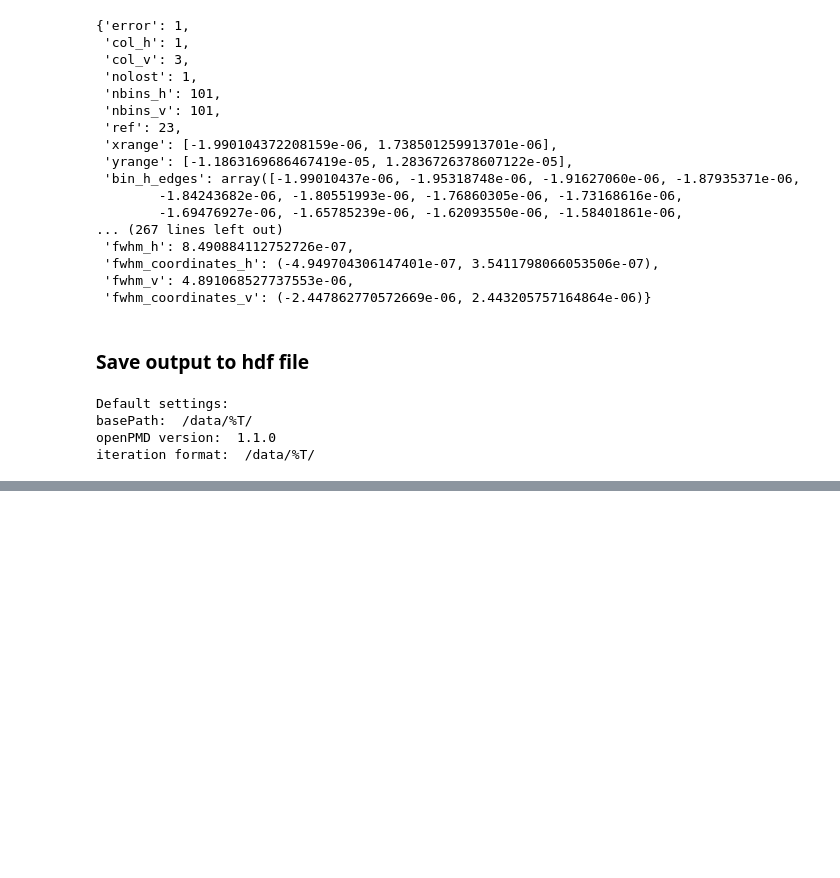
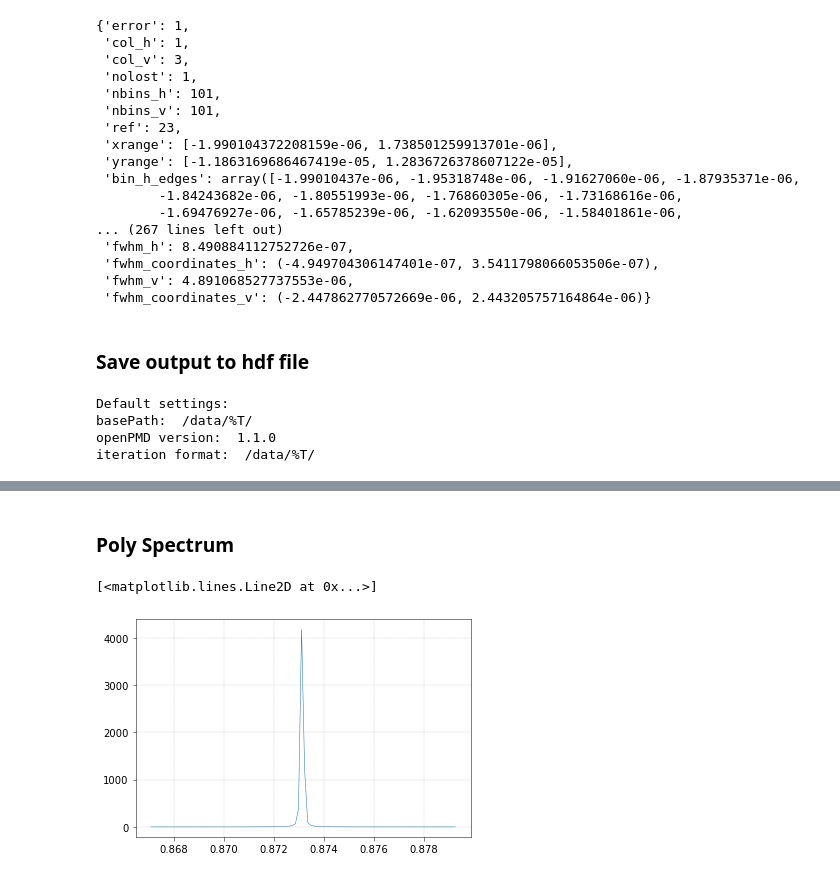
Before and after one commit to PaNOSC-ViNYL/workshop2020, a Jupyter notebook: demo/team3/ShadowToSimEx_notebook.ipynb, the cells around one changed output, grey strips where cells are left out. Cells and saved outputs as stored; diff of their text form; code cells hidden in the pictures; blank space fills up the shorter version.

```diff
--- a/demo/team3/ShadowToSimEx_notebook.ipynb
+++ b/demo/team3/ShadowToSimEx_notebook.ipynb
@@ -498,0 +552,8 @@ drwxrwxr-x 6 aljosa aljosa       4096 apr 30 12:19  workshop2020/
+# %% [markdown]
+### Poly Spectrum
+# %%
+spec = np.loadtxt('spectrum.txt')
+plt.plot(spec[:,0],spec[:,1])
+# %% [output]
+[<matplotlib.lines.Line2D at 0x...>]
+[figure, added]
```
Also changed, not shown: parts of 16 cells of this notebook, 2 other files.
